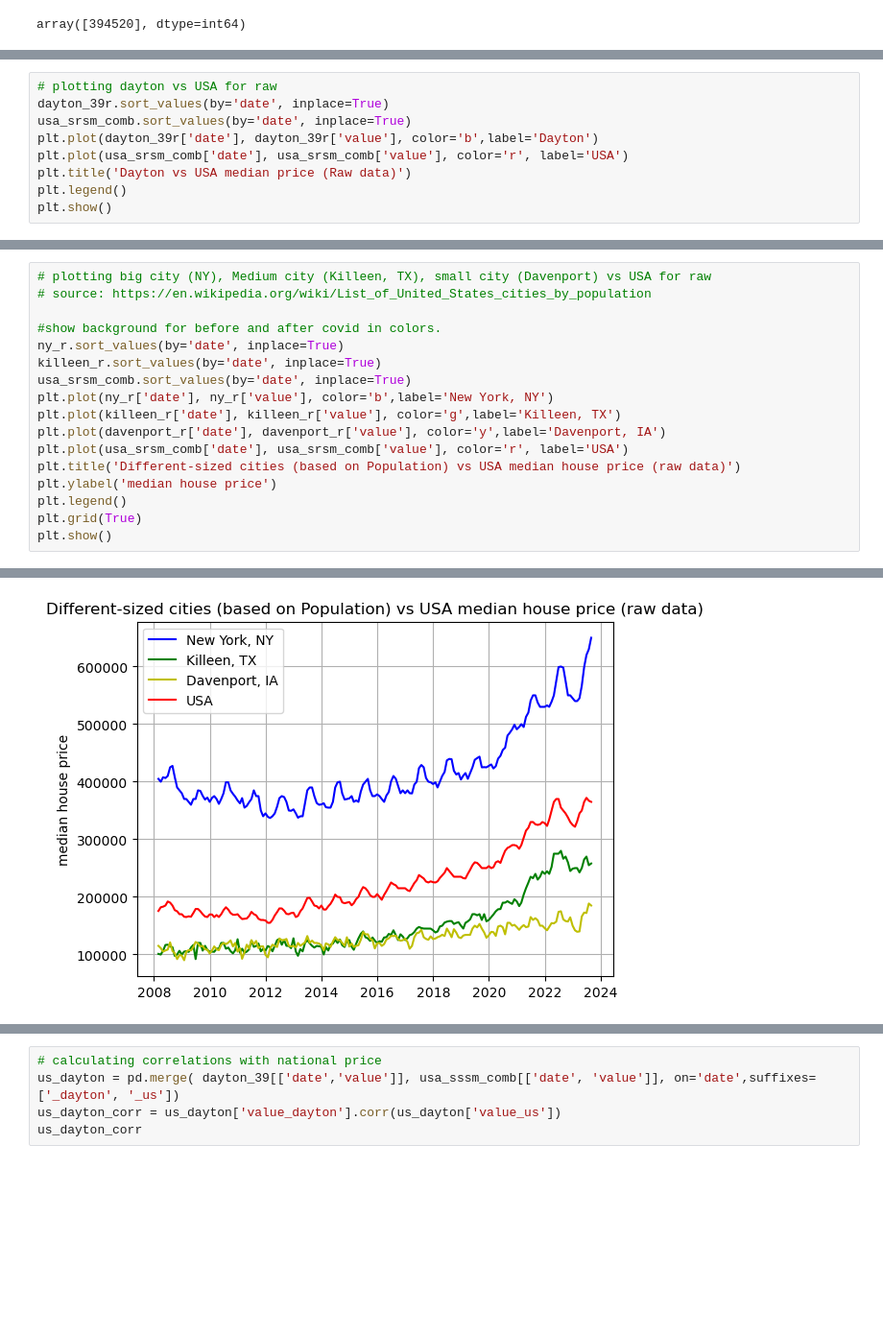
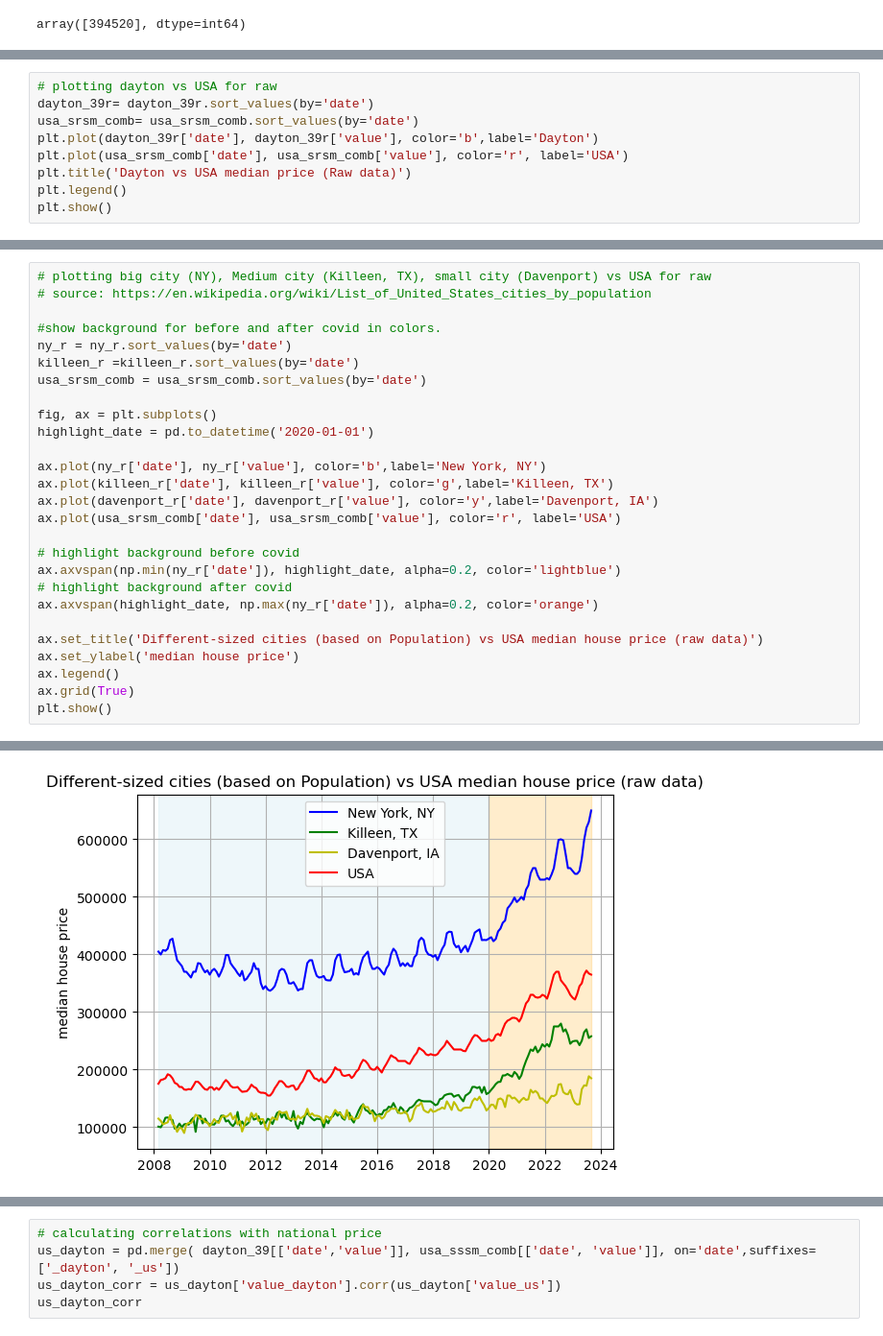
Before and after one commit to wdeen/project-real-estate-analysis, a Jupyter notebook: Jun Leng Tan/analysis_jun.ipynb, the cells around one changed output, grey strips where cells are left out. Shown at 96% size. Saved outputs shown, nothing was run; the diff lists cells and outputs as text; blank space fills up the shorter version.

```diff
--- a/Jun Leng Tan/analysis_jun.ipynb
+++ b/Jun Leng Tan/analysis_jun.ipynb
@@ -625,8 +622,8 @@ See the caveats in the documentation: https://pandas.pydata.org/pandas-docs/stab
 [figure]
 # %%
 # plotting dayton vs USA for raw
-dayton_39r.sort_values(by='date', inplace=True)
-usa_srsm_comb.sort_values(by='date', inplace=True)
+dayton_39r= dayton_39r.sort_values(by='date')
+usa_srsm_comb= usa_srsm_comb.sort_values(by='date')
 plt.plot(dayton_39r['date'], dayton_39r['value'], color='b',label='Dayton')
 plt.plot(usa_srsm_comb['date'], usa_srsm_comb['value'], color='r', label='USA')
 plt.title('Dayton vs USA median price (Raw data)')
@@ -737,16 +757,26 @@ r squared value is 0.26015
 # source: https://en.wikipedia.org/wiki/List_of_United_States_cities_by_population
 
 #show background for before and after covid in colors.
-ny_r.sort_values(by='date', inplace=True)
-killeen_r.sort_values(by='date', inplace=True)
-usa_srsm_comb.sort_values(by='date', inplace=True)
-plt.plot(ny_r['date'], ny_r['value'], color='b',label='New York, NY')
-plt.plot(killeen_r['date'], killeen_r['value'], color='g',label='Killeen, TX')
-plt.plot(davenport_r['date'], davenport_r['value'], color='y',label='Davenport, IA')
-plt.plot(usa_srsm_comb['date'], usa_srsm_comb['value'], color='r', label='USA')
-plt.title('Different-sized cities (based on Population) vs USA median house price (raw data)')
-plt.ylabel('median house price')
-plt.legend()
-plt.grid(True)
+ny_r = ny_r.sort_values(by='date')
+killeen_r =killeen_r.sort_values(by='date')
+usa_srsm_comb = usa_srsm_comb.sort_values(by='date')
+
+fig, ax = plt.subplots()
+highlight_date = pd.to_datetime('2020-01-01')
+
+ax.plot(ny_r['date'], ny_r['value'], color='b',label='New York, NY')
+ax.plot(killeen_r['date'], killeen_r['value'], color='g',label='Killeen, TX')
+ax.plot(davenport_r['date'], davenport_r['value'], color='y',label='Davenport, IA')
+ax.plot(usa_srsm_comb['date'], usa_srsm_comb['value'], color='r', label='USA')
+
+# highlight background before covid
+ax.axvspan(np.min(ny_r['date']), highlight_date, alpha=0.2, color='lightblue')
+# highlight background after covid
+ax.axvspan(highlight_date, np.max(ny_r['date']), alpha=0.2, color='orange')
+
+ax.set_title('Different-sized cities (based on Population) vs USA median house price (raw data)')
+ax.set_ylabel('median house price')
+ax.legend()
+ax.grid(True)
 plt.show()
 # %% [output]
@@ -765 +783 @@ See the caveats in the documentation: https://pandas.pydata.org/pandas-docs/stab
-[figure, old version]
+[figure, new version]
```
Also changed, not shown: parts of 57 cells of this notebook.
